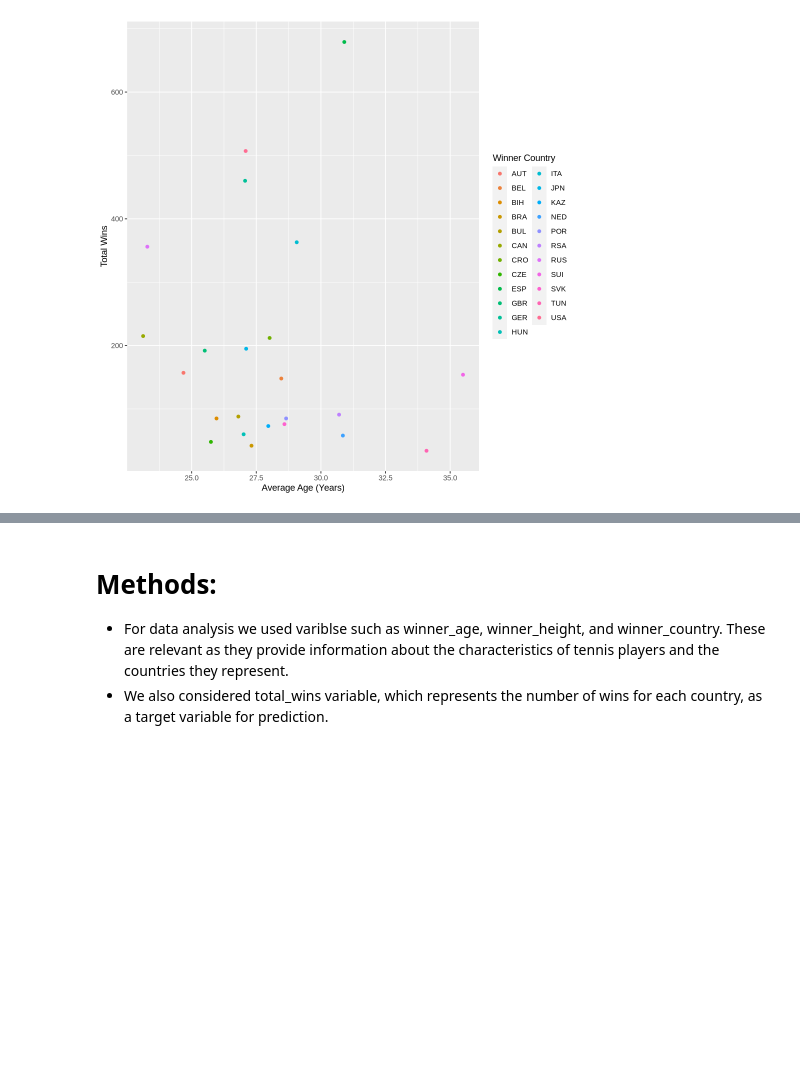
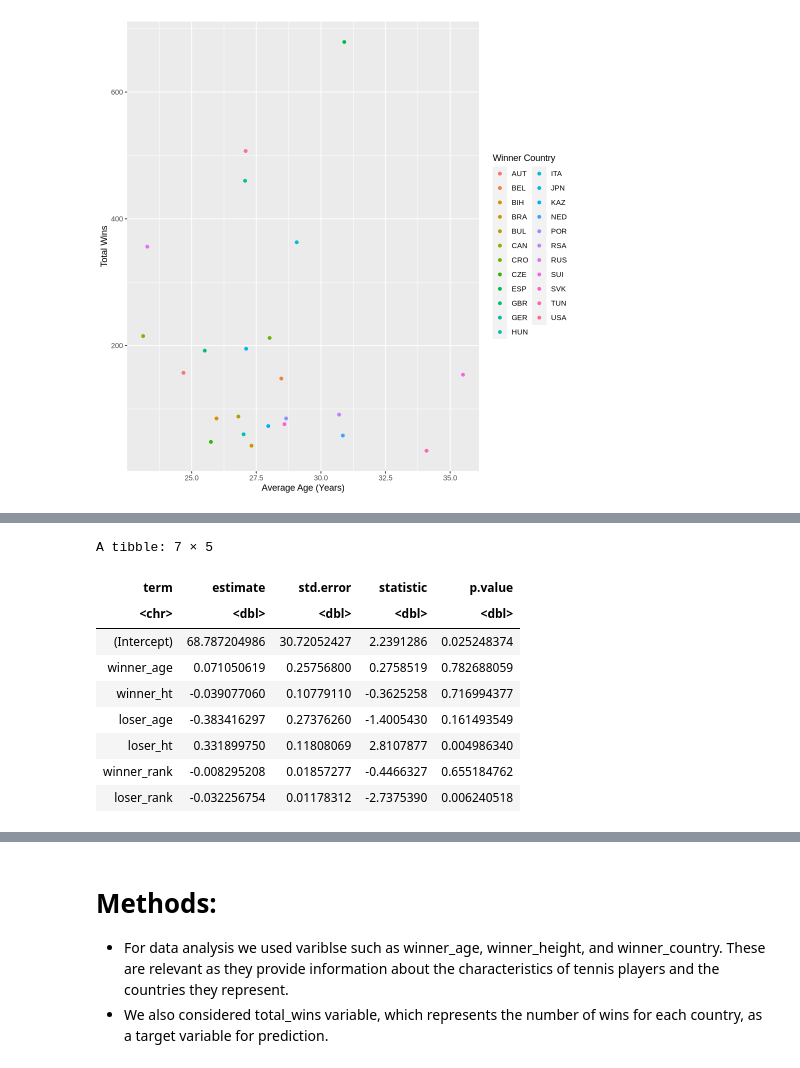
Before and after one commit to Ramnik2003/starting-dsci, a Jupyter notebook: GPP3.ipynb, the cells around one changed output, grey strips where cells are left out. Drawn from its saved outputs; the diff is of its cells as text; code cells hidden in the pictures; blank space fills up the shorter version.

```diff
--- a/GPP3.ipynb
+++ b/GPP3.ipynb
@@ -179,0 +220,16 @@ Saving 6.67 x 6.67 in image
+# %%
+coefficient <- lm_fit|>
+extract_fit_parsnip()|>
+tidy()
+coefficient
+# %% [output]
+A tibble: 7 × 5
+| term | estimate | std.error | statistic | p.value |
+| <chr> | <dbl> | <dbl> | <dbl> | <dbl> |
+| (Intercept) | 68.787204986 | 30.72052427 | 2.2391286 | 0.025248374 |
+| winner_age | 0.071050619 | 0.25756800 | 0.2758519 | 0.782688059 |
+| winner_ht | -0.039077060 | 0.10779110 | -0.3625258 | 0.716994377 |
+| loser_age | -0.383416297 | 0.27376260 | -1.4005430 | 0.161493549 |
+| loser_ht | 0.331899750 | 0.11808069 | 2.8107877 | 0.004986340 |
+| winner_rank | -0.008295208 | 0.01857277 | -0.4466327 | 0.655184762 |
+| loser_rank | -0.032256754 | 0.01178312 | -2.7375390 | 0.006240518 |
```
Also changed, not shown: parts of 4 cells of this notebook.
